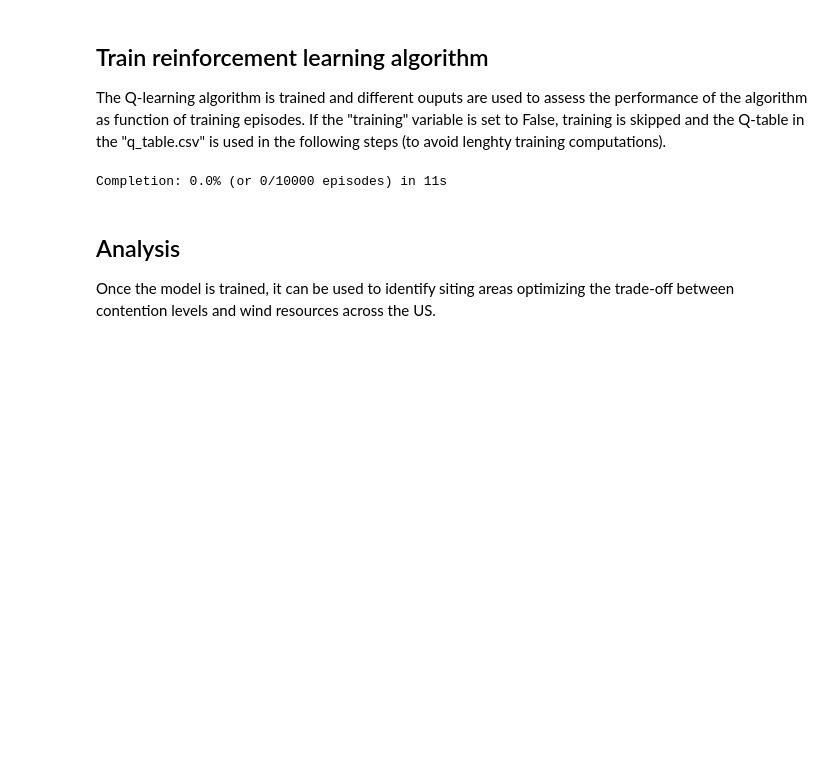
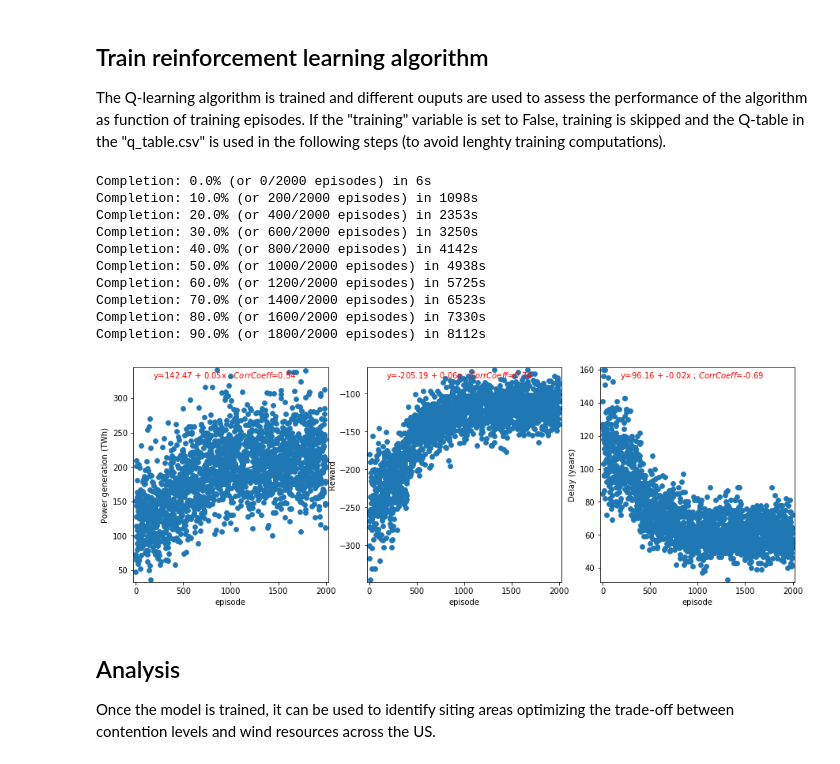
Before and after one commit to jwalzberg/WindAcceptanceModel, a Jupyter notebook: WindAcceptance.ipynb, the cells around one changed output. Saved outputs shown, nothing was run; the diff lists cells and outputs as text; code cells hidden in the pictures; blank space fills up the shorter version.

```diff
--- a/WindAcceptance.ipynb
+++ b/WindAcceptance.ipynb
@@ -541,7 +541,7 @@ reward_output_list = []
 delay_output_list = []
 
 # Number of simulations to train the Q-learning algorithm
-episodes = 10000
+episodes = 2000
 # Q-learning hyperparameters (determines the level of exploration versus exploitation throughout the episodes)
 epsilon = 0.5
 start_epsilon_decaying = 1
@@ -553,6 +553,8 @@ if training:
     t0 = time.time()
     for episode in range(episodes):
         seed = episode
+        # Columns are shuffled to avoid bias when applying min/max to columns with equal values
+        # (particularly at the beginning when the Q-table contains many zeros)
         q_table = q_table.T.sample(frac=1).T
         run = WindAcceptanceModel(
             seed=seed,
@@ -561,35 +563,45 @@ if training:
         time_steps = run.end_year - run.starting_year  # Period of the simulation
         for time_step in range(time_steps):
             run.step()
         episode_list.append(episode)
         energy_output_list.append(run.tot_cumul_power_generation)
         delay_output_list.append(run.contention_delay)
         reward_output_list.append(run.total_reward)
         if (end_epsilon_decaying >= episode >= start_epsilon_decaying):
             epsilon -= epsilon_decay_value
         t1 = time.time()
         if episode % (ceil(episodes / 10)) == 0:
             print(f'Completion: {episode / episodes * 100}% (or {episode}/{episodes} episodes) in {round(t1 - t0)}s')
 
     q_table.to_csv('q_table.csv')
 
     num_plot = 0
     variables = [energy_output_list, reward_output_list, delay_output_list]
     titles = ['Power generation (TWh)', 'Reward', 'Delay (years)']
     fig = plt.figure(figsize=(15, 5))
     for variable in variables:
         num_plot += 1
         ax = plt.subplot(1, 3, num_plot)
         ax.margins(0)
         slope, intercept, r_value, p_value, std_err = linregress(episode_list, variable)
         tips = pd.DataFrame(list(zip(episode_list, variable)), columns =['episode', titles[num_plot - 1]])
         sns.scatterplot(data=tips, x="episode", y=titles[num_plot - 1], ax=ax)
         sns.regplot(data=tips, x="episode", y=titles[num_plot - 1], ax=ax)
-        ax.text(0.1, 0.95, f'y={round(intercept, 2)} + {round(slope, 2)}x ; $R^2$={round(r_value, 2)}',
+        ax.text(0.1, 0.95, f'y={round(intercept, 2)} + {round(slope, 2)}x ; $CorrCoeff$={round(r_value, 2)}',
                 transform = ax.transAxes).set_color("red")
     plt.savefig('TrainingResults.png', bbox_inches='tight', tight_layout=True, pad_inches=0)
 # %% [output]
-Completion: 0.0% (or 0/10000 episodes) in 11s
+Completion: 0.0% (or 0/2000 episodes) in 6s
+Completion: 10.0% (or 200/2000 episodes) in 1098s
+Completion: 20.0% (or 400/2000 episodes) in 2353s
+Completion: 30.0% (or 600/2000 episodes) in 3250s
+Completion: 40.0% (or 800/2000 episodes) in 4142s
+Completion: 50.0% (or 1000/2000 episodes) in 4938s
+Completion: 60.0% (or 1200/2000 episodes) in 5725s
+Completion: 70.0% (or 1400/2000 episodes) in 6523s
+Completion: 80.0% (or 1600/2000 episodes) in 7330s
+Completion: 90.0% (or 1800/2000 episodes) in 8112s
+[figure, added]
 # %% [markdown]
 ## Analysis
 
```
Also changed, not shown: parts of 7 cells of this notebook, 6 other files.
